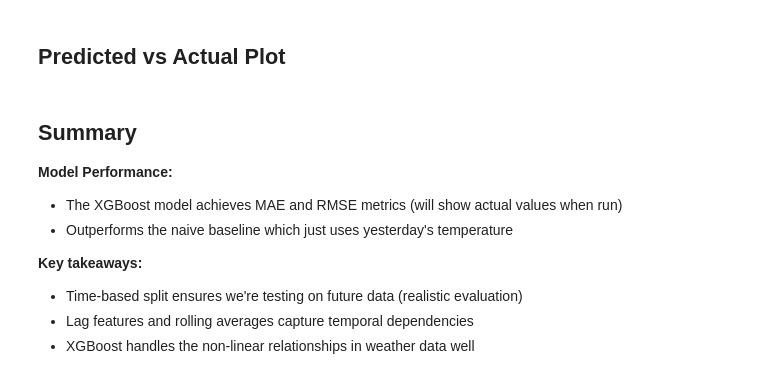
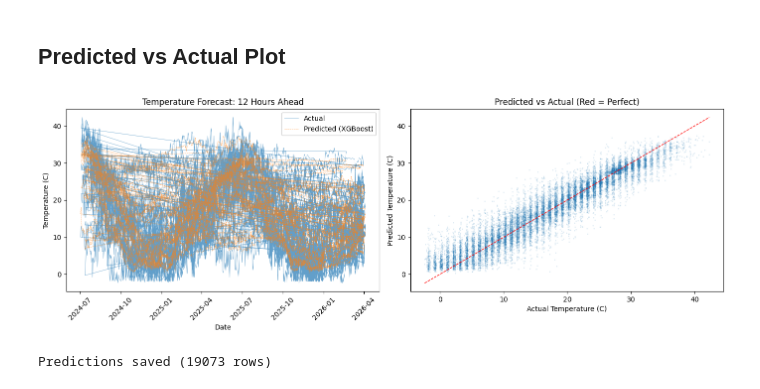
Before and after one commit to theodorant32/AI-PM-Data, a Jupyter notebook: notebooks/03_modeling_xgboost.ipynb, the cells around one changed output. Cells and saved outputs as stored; diff of their text form; code cells hidden in the pictures.

```diff
--- a/notebooks/03_modeling_xgboost.ipynb
+++ b/notebooks/03_modeling_xgboost.ipynb
@@ -42,9 +98,15 @@ print(f'Test size: {len(test_df)}')
 # %%
-feature_cols = ['lag_1', 'lag_2', 'lag_3', 'rolling_avg_3', 'rolling_avg_7',
-                'humidity', 'precipitation', 'month', 'day_of_year']
+feature_cols = ['lag_1', 'lag_2', 'lag_3', 'lag_6', 'lag_12', 'lag_24', 'lag_48',
+                'rolling_avg_6', 'rolling_avg_24', 'rolling_std_6', 'rolling_std_24', 'trend',
+                'humidity', 'precipitation', 'month_sin', 'month_cos', 'day_of_year',
+                'hour_sin', 'hour_cos', 'latitude', 'humidity_x_precip', 'feels_like_diff',
+                'wind_kph', 'pressure_mb', 'cloud']
 
 available_cols = [col for col in feature_cols if col in df.columns]
 X_train = train_df[available_cols]
-y_train = train_df['temperature']
+y_train = train_df['target']
 X_test = test_df[available_cols]
-y_test = test_df['temperature']
+y_test = test_df['target']
+
+print(f'Features: {len(available_cols)}')
+print(available_cols)
@@ -52,11 +117,12 @@ y_test = test_df['temperature']
 ## Training XGBoost Model
 # %%
 model = xgb.XGBRegressor(
-    n_estimators=100,
-    max_depth=5,
-    learning_rate=0.1,
-    random_state=42
+    n_estimators=300, max_depth=6, learning_rate=0.05,
+    subsample=0.8, colsample_bytree=0.8,
+    reg_alpha=0.1, reg_lambda=1,
+    random_state=42, n_jobs=-1
 )
 
-model.fit(X_train, y_train)
+model.fit(X_train, y_train, verbose=False)
 print('Model trained successfully')
+print(f'Trees: {model.n_estimators}, Max depth: {model.max_depth}')
@@ -103,19 +176,33 @@ plt.show()
+# %%
+fig, axes = plt.subplots(1, 2, figsize=(14, 5))
+
+axes[0].plot(test_df['lastupdated'].values, y_test.values, label='Actual', linewidth=0.5, alpha=0.7)
+axes[0].plot(test_df['lastupdated'].values, y_pred, label='Predicted (XGBoost)', linewidth=0.5, alpha=0.7, linestyle='--')
+axes[0].set_title('Temperature Forecast: 12 Hours Ahead')
+axes[0].set_xlabel('Date')
+axes[0].set_ylabel('Temperature (C)')
+axes[0].legend()
+axes[0].tick_params(axis='x', rotation=45)
+
+axes[1].scatter(y_test, y_pred, alpha=0.1, s=1)
+axes[1].plot([y_test.min(), y_test.max()], [y_test.min(), y_test.max()], 'r--', linewidth=1)
+axes[1].set_xlabel('Actual Temperature (C)')
+axes[1].set_ylabel('Predicted Temperature (C)')
+axes[1].set_title('Predicted vs Actual (Red = Perfect)')
+
+plt.tight_layout()
+plt.savefig('../outputs/plots/predicted_vs_actual.png', dpi=150)
+plt.show()
+# %% [output]
+[figure, added]
 # %%
 predictions_df = pd.DataFrame({
     'date': test_df['lastupdated'],
+    'location': test_df['location_name'],
     'actual': y_test,
     'predicted': y_pred
 })
 predictions_df.to_csv('../outputs/predictions.csv', index=False)
-print('Predictions saved to ../outputs/predictions.csv')
+print(f'Predictions saved ({len(predictions_df)} rows)')
+# %% [output]
+Predictions saved (19073 rows)
-# %% [markdown]
-## Summary
-
-**Model Performance:**
-- The XGBoost model achieves MAE and RMSE metrics (will show actual values when run)
-- Outperforms the naive baseline which just uses yesterday's temperature
-
-**Key takeaways:**
-- Time-based split ensures we're testing on future data (realistic evaluation)
-- Lag features and rolling averages capture temporal dependencies
-- XGBoost handles the non-linear relationships in weather data well
```
Also changed, not shown: parts of 16 cells of this notebook, 12 other files.
